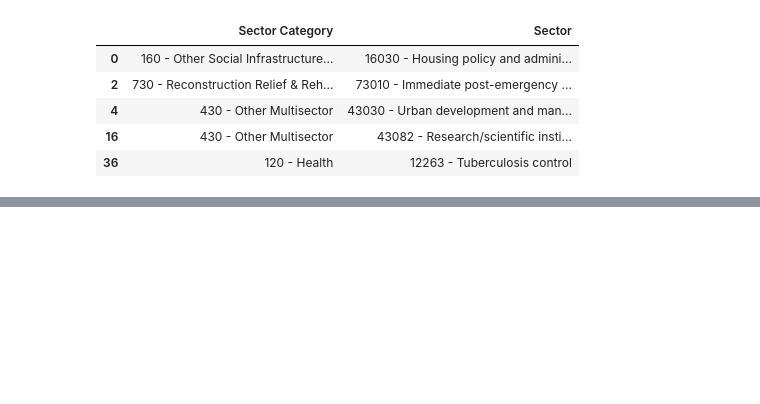
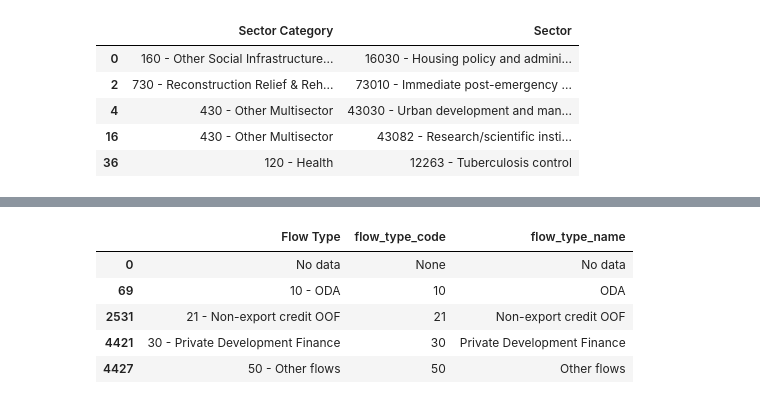
Before and after one commit to kirbt/INFO430-datawarehouse, a Jupyter notebook: iata_ETL.ipynb, the cells around one changed output, grey strips where cells are left out. Saved outputs shown, nothing was run; the diff lists cells and outputs as text; code cells hidden in the pictures; blank space fills up the shorter version.

```diff
--- a/iata_ETL.ipynb
+++ b/iata_ETL.ipynb
@@ -350,0 +399,7 @@ dim_sector.head()
+# %%
+# flow type staging
+flow_staging = iata_data[["Flow Type"]].copy()
+flow_staging = flow_staging.drop_duplicates()
+
+
+flow_staging.head()
@@ -350,0 +413,19 @@ dim_sector.head()
+# %%
+# split flow type into code and name
+flow_staging["flow_type_code"] = flow_staging["Flow Type"].str.extract(r"^(\S+)")
+
+flow_staging["flow_type_name"] = flow_staging["Flow Type"].str.replace(
+    r"^\S+\s*-\s*", "", regex=True
+)
+
+# set type code to none as well to support int
+flow_staging["flow_type_code"] = flow_staging["flow_type_code"].replace("No", None)
+
+flow_staging.head()
+# %% [output]
+|  | Flow Type | flow_type_code | flow_type_name |
+| 0 | No data | None | No data |
+| 69 | 10 - ODA | 10 | ODA |
+| 2531 | 21 - Non-export credit OOF | 21 | Non-export credit OOF |
+| 4421 | 30 - Private Development Finance | 30 | Private Development Finance |
+| 4427 | 50 - Other flows | 50 | Other flows |
```
Also changed, not shown: parts of 12 cells of this notebook.
